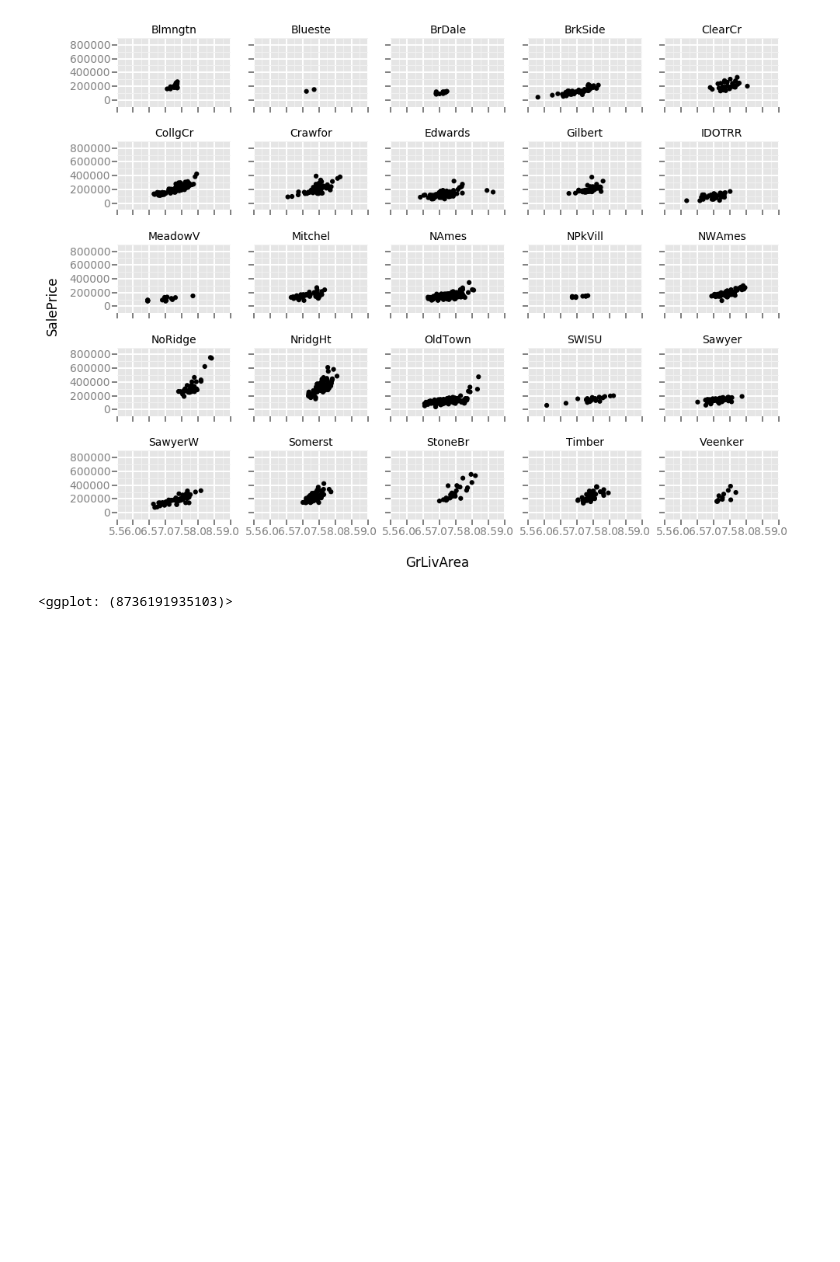
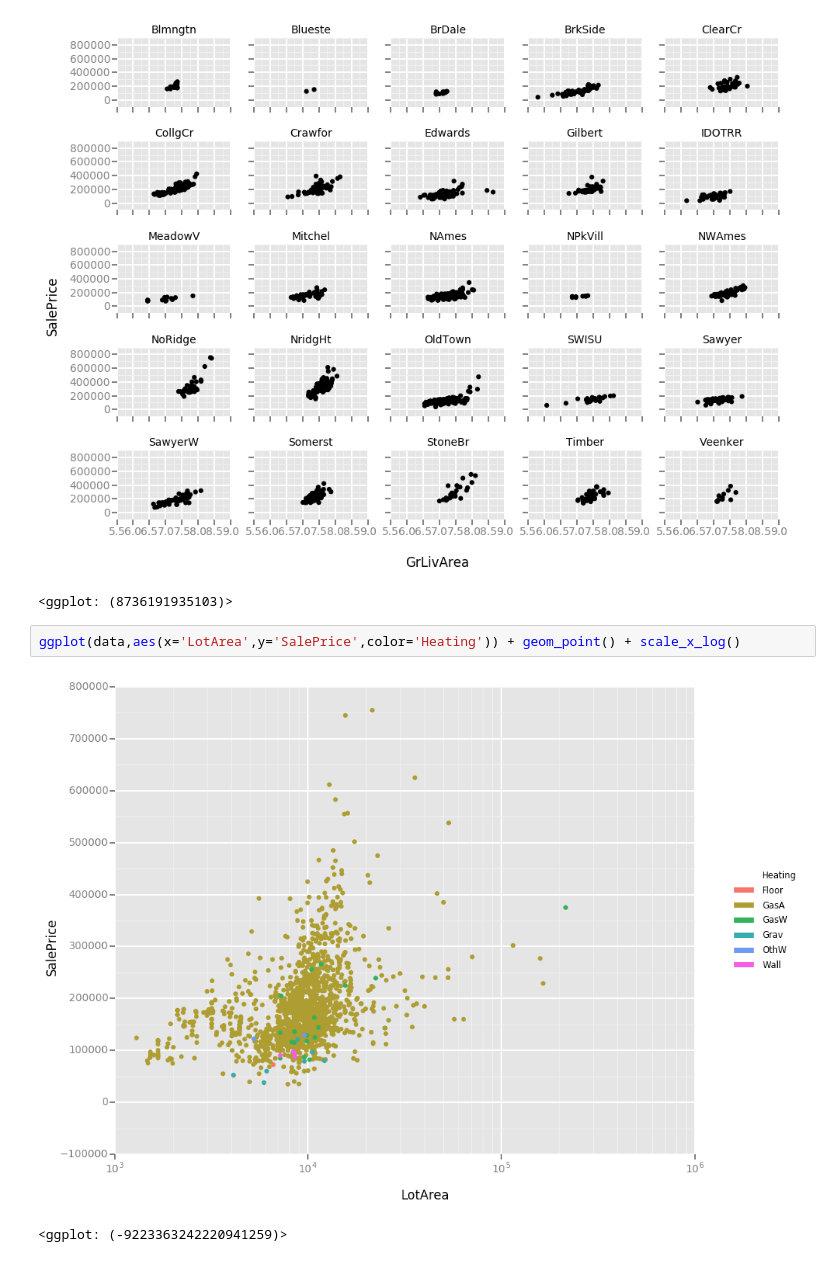
Before and after one commit to DimensionalScoop/SMD, a Jupyter notebook: Max/Blatt8/Visualizing.ipynb, the cells around one changed output. Saved outputs shown, nothing was run; the diff lists cells and outputs as text; blank space fills up the shorter version.

```diff
--- a/Max/Blatt8/Visualizing.ipynb
+++ b/Max/Blatt8/Visualizing.ipynb
@@ -11,3 +11,8 @@ p + geom_point() + facet_wrap(x='Neighborhood')
 # %% [output]
 [figure]
 <ggplot: (8736191935103)>
+# %%
+ggplot(data,aes(x='LotArea',y='SalePrice',color='Heating')) + geom_point() + scale_x_log()
+# %% [output]
+[figure, added]
+<ggplot: (-9223363242220941259)>
```
Also changed, not shown: 5 other files.
